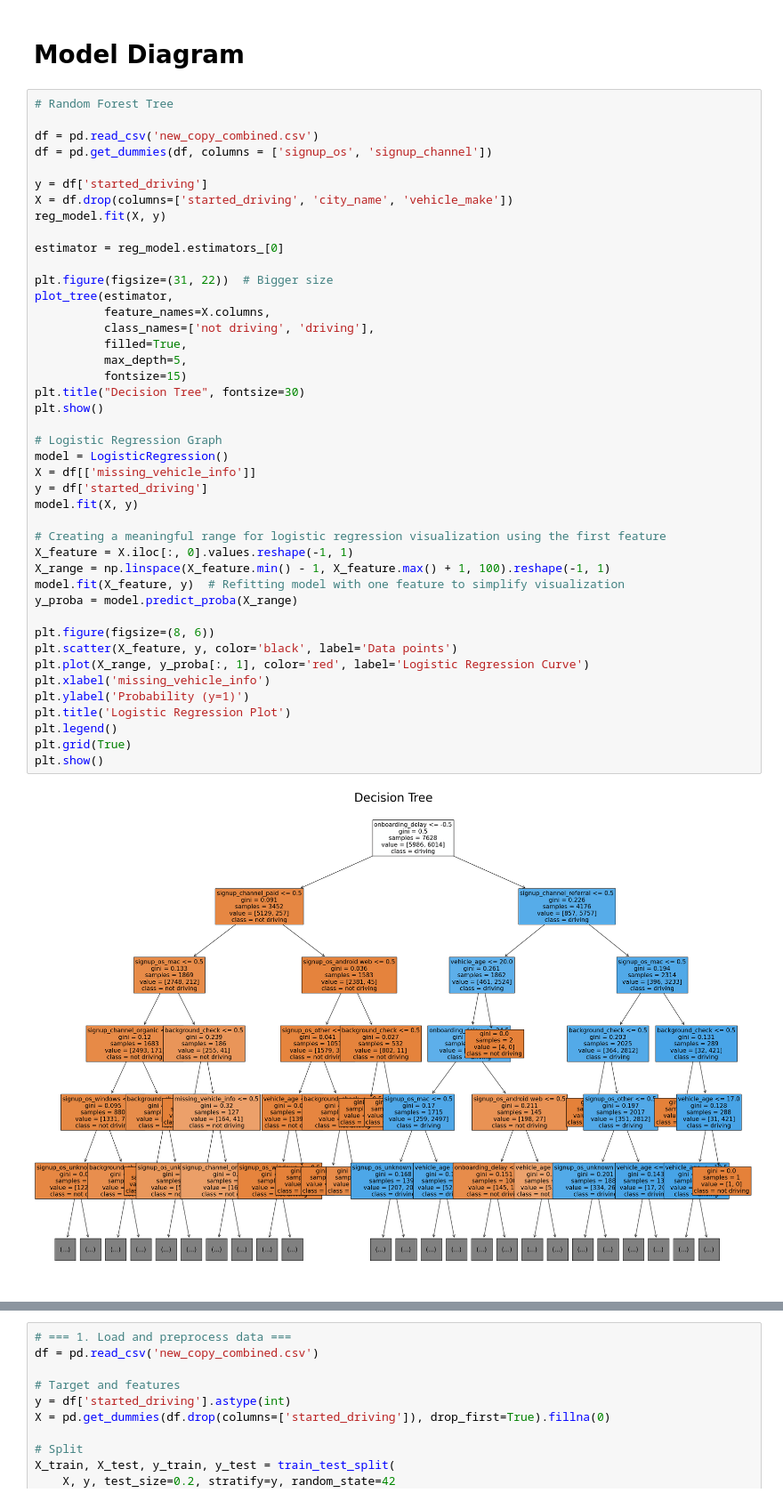
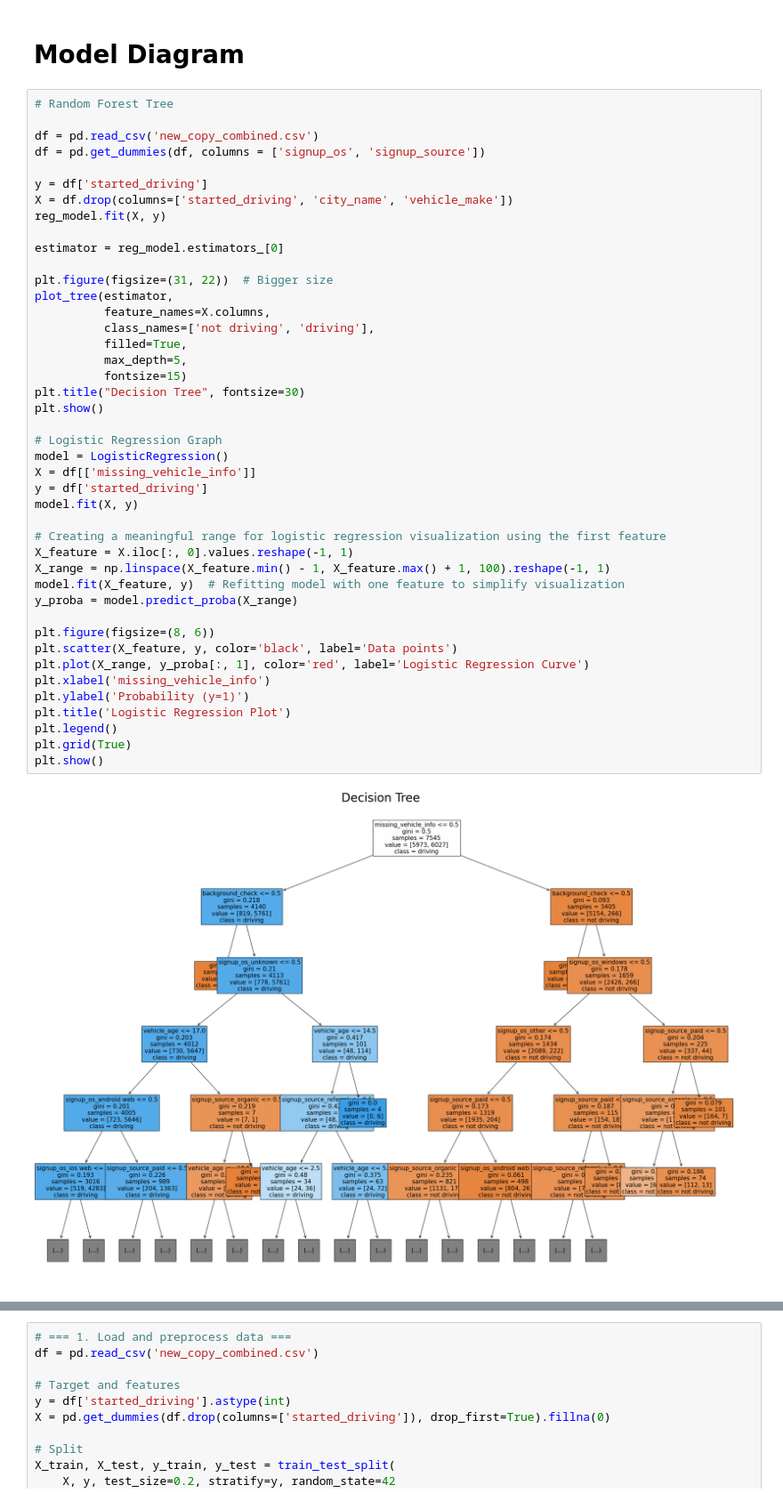
Before and after one commit to johnsonng05/Datathon-2025, a Jupyter notebook: deepnote/Datathon2025/Driven by Data.ipynb, the cells around one changed output, grey strips where cells are left out. Shown at 89% size. Saved outputs shown, nothing was run; the diff lists cells and outputs as text.

```diff
--- a/deepnote/Datathon2025/Driven by Data.ipynb
+++ b/deepnote/Datathon2025/Driven by Data.ipynb
@@ -215,7 +215,7 @@ Accuracy: 0.920
 # Random Forest Tree
 
 df = pd.read_csv('new_copy_combined.csv')
-df = pd.get_dummies(df, columns = ['signup_os', 'signup_channel'])
+df = pd.get_dummies(df, columns = ['signup_os', 'signup_source'])
 
 y = df['started_driving']
 X = df.drop(columns=['started_driving', 'city_name', 'vehicle_make'])
@@ -228,34 +228,34 @@ plot_tree(estimator,
           feature_names=X.columns,
           class_names=['not driving', 'driving'],
           filled=True,
           max_depth=5,
           fontsize=15)
 plt.title("Decision Tree", fontsize=30)
 plt.show()
 
 # Logistic Regression Graph
 model = LogisticRegression()
 X = df[['missing_vehicle_info']]
 y = df['started_driving']
 model.fit(X, y)
 
 # Creating a meaningful range for logistic regression visualization using the first feature
 X_feature = X.iloc[:, 0].values.reshape(-1, 1)
 X_range = np.linspace(X_feature.min() - 1, X_feature.max() + 1, 100).reshape(-1, 1)
 model.fit(X_feature, y)  # Refitting model with one feature to simplify visualization
 y_proba = model.predict_proba(X_range)
 
 plt.figure(figsize=(8, 6))
 plt.scatter(X_feature, y, color='black', label='Data points')
 plt.plot(X_range, y_proba[:, 1], color='red', label='Logistic Regression Curve')
 plt.xlabel('missing_vehicle_info')
 plt.ylabel('Probability (y=1)')
 plt.title('Logistic Regression Plot')
 plt.legend()
 plt.grid(True)
 plt.show()
 # %% [output]
-[figure, old version]
+[figure, new version]
 [figure]
 # %%
 # === 1. Load and preprocess data ===
```
Also changed, not shown: parts of 2 cells of this notebook.
